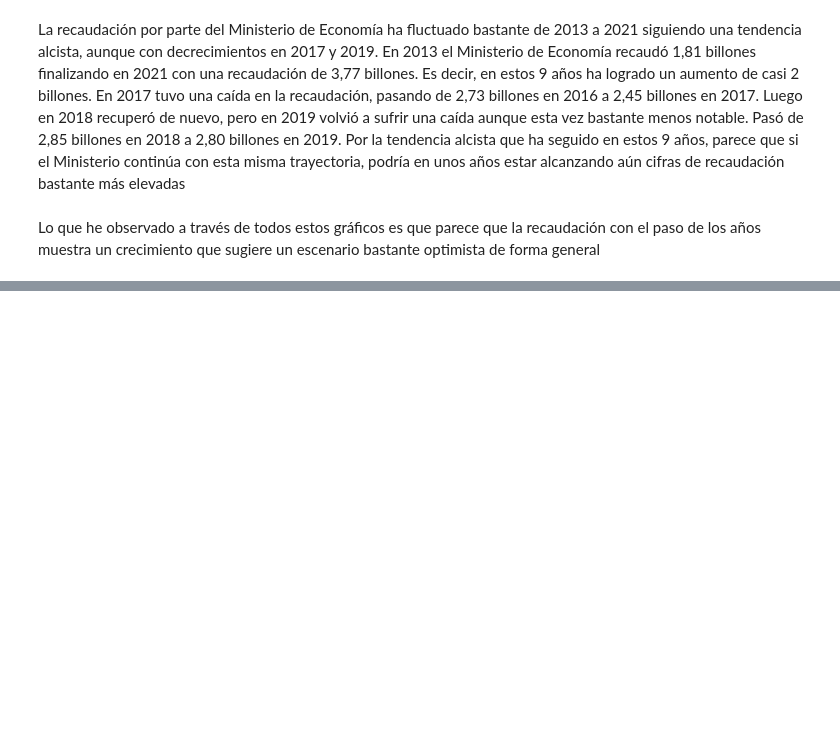
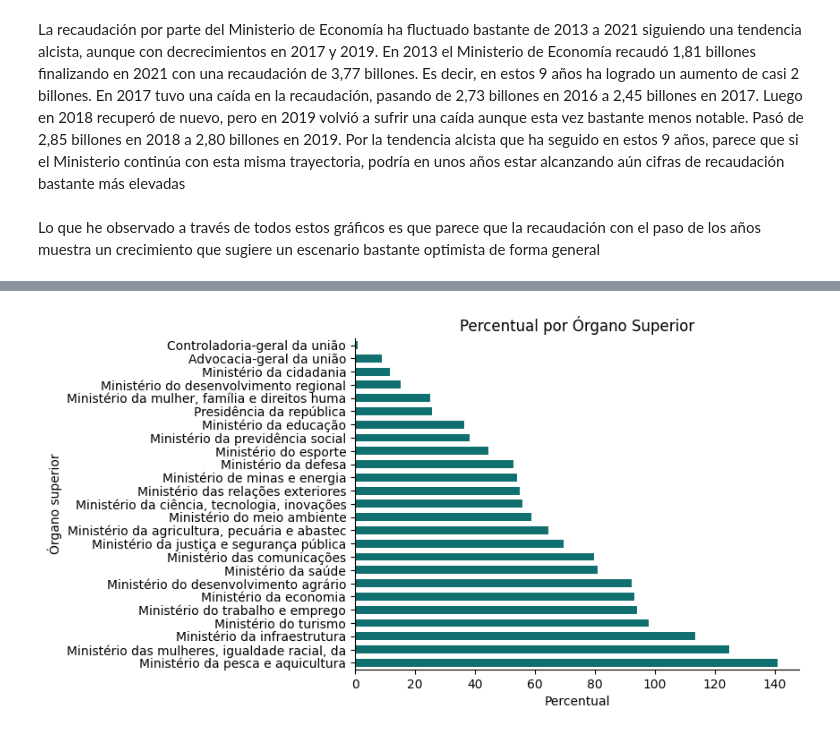
Before and after one commit to raquelscv/Proyecto2-AnalisisPandas, a Jupyter notebook: Analisis_Ingresos_Brasil.ipynb, the cells around one changed output, grey strips where cells are left out. Saved outputs shown, nothing was run; the diff lists cells and outputs as text; code cells hidden in the pictures; blank space fills up the shorter version.

```diff
--- a/Analisis_Ingresos_Brasil.ipynb
+++ b/Analisis_Ingresos_Brasil.ipynb
@@ -376,0 +455,7 @@ Lo que he observado a través de todos estos gráficos es que parece que la reca
+# %%
+#genera el dataframe para la octava visualizacion (percentual por organo superior)
+df_previsiones_organo = df.groupby("Nome_órgão_superior").agg({"Valor_realizado": "sum", "Valor_previsto_atualizado": "sum"})
+df_previsiones_organo = df_previsiones_organo.reset_index()
+df_previsiones_organo["Percentual"] = round((df_previsiones_organo["Valor_realizado"] / df_previsiones_organo["Valor_previsto_atualizado"])*100,2)
+df_previsiones_organo = df_previsiones_organo.sort_values(by= "Percentual")
+df_previsiones_organo
@@ -376,0 +480,16 @@ Lo que he observado a través de todos estos gráficos es que parece que la reca
+# %%
+#genera la octava visualizacion (percentual por organo superior)
+sns.barplot(x="Percentual",
+            y="Nome_órgão_superior",
+            data=df_previsiones_organo,
+            color="teal",
+            width=0.6
+            )
+
+plt.title("Percentual por Órgano Superior")
+plt.ylabel("Órgano superior")
+plt.xlabel("Percentual")
+plt.gca().spines['right'].set_visible(False)
+plt.gca().spines['top'].set_visible(False)
+# %% [output]
+[figure, added]
```
Also changed, not shown: parts of 16 cells of this notebook, 3 other files.
